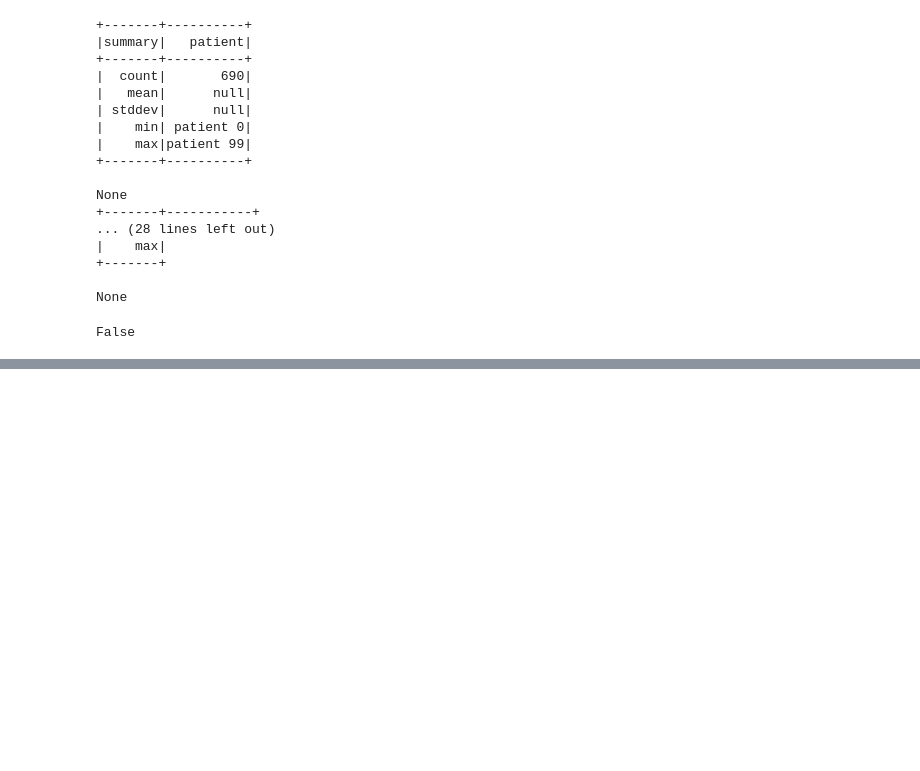
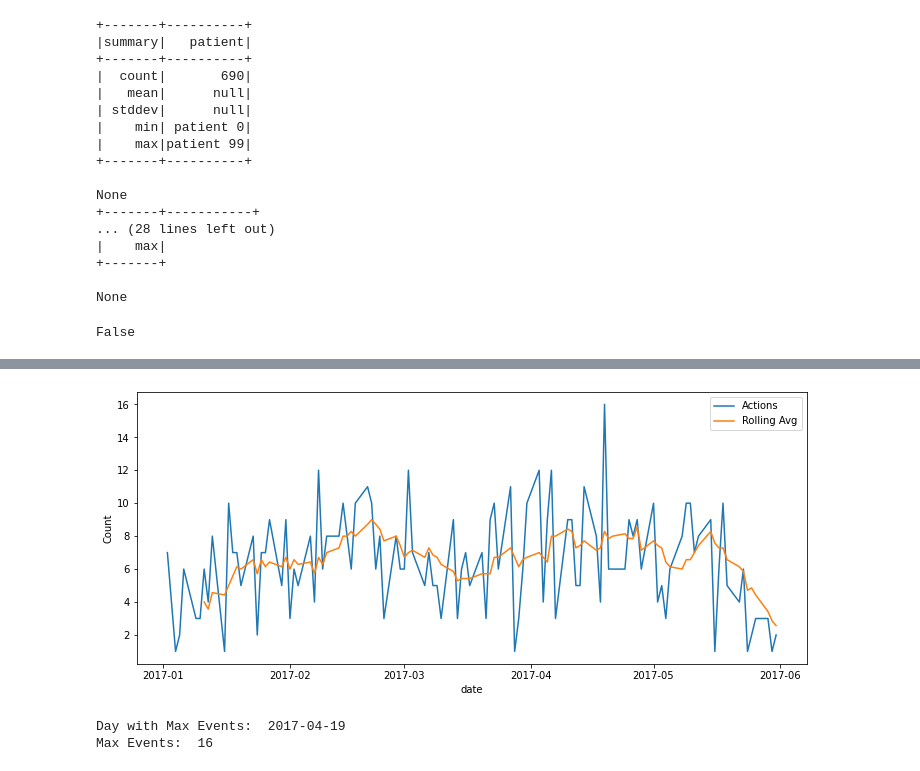
Before and after one commit to sibr1011/job_interview, a Jupyter notebook: eda_interview.ipynb, the cells around one changed output, grey strips where cells are left out. Cells and saved outputs as stored; diff of their text form; code cells hidden in the pictures; blank space fills up the shorter version.

```diff
--- a/eda_interview.ipynb
+++ b/eda_interview.ipynb
@@ -207,0 +263,27 @@ False
+# %%
+# with rolling avg
+groupedByDateDF[ '7day_rolling_avg' ] = groupedByDateDF.Count.rolling( 7).mean()
+
+# set figure size
+plt.figure( figsize = ( 12, 5))
+
+# plot a simple time series plot
+# using seaborn.lineplot()
+sns.lineplot(x = 'date',
+             y = 'Count',
+             data = groupedByDateDF,
+             label = 'Actions')
+
+# plot using rolling average
+sns.lineplot( x = 'date', y = '7day_rolling_avg', data = groupedByDateDF, label = 'Rolling Avg')
+
+plt.show()
+# %% [output]
+[figure, added]
+# %%
+# day with most actions
+print("Day with Max Events: ", groupedByDateDF.loc[groupedByDateDF.Count == groupedByDateDF.Count.max()]['date'].item())
+print("Max Events: ", groupedByDateDF.loc[groupedByDateDF.Count == groupedByDateDF.Count.max()]['Count'].item())
+# %% [output]
+Day with Max Events:  2017-04-19
+Max Events:  16
```
Also changed, not shown: parts of 45 cells of this notebook.
